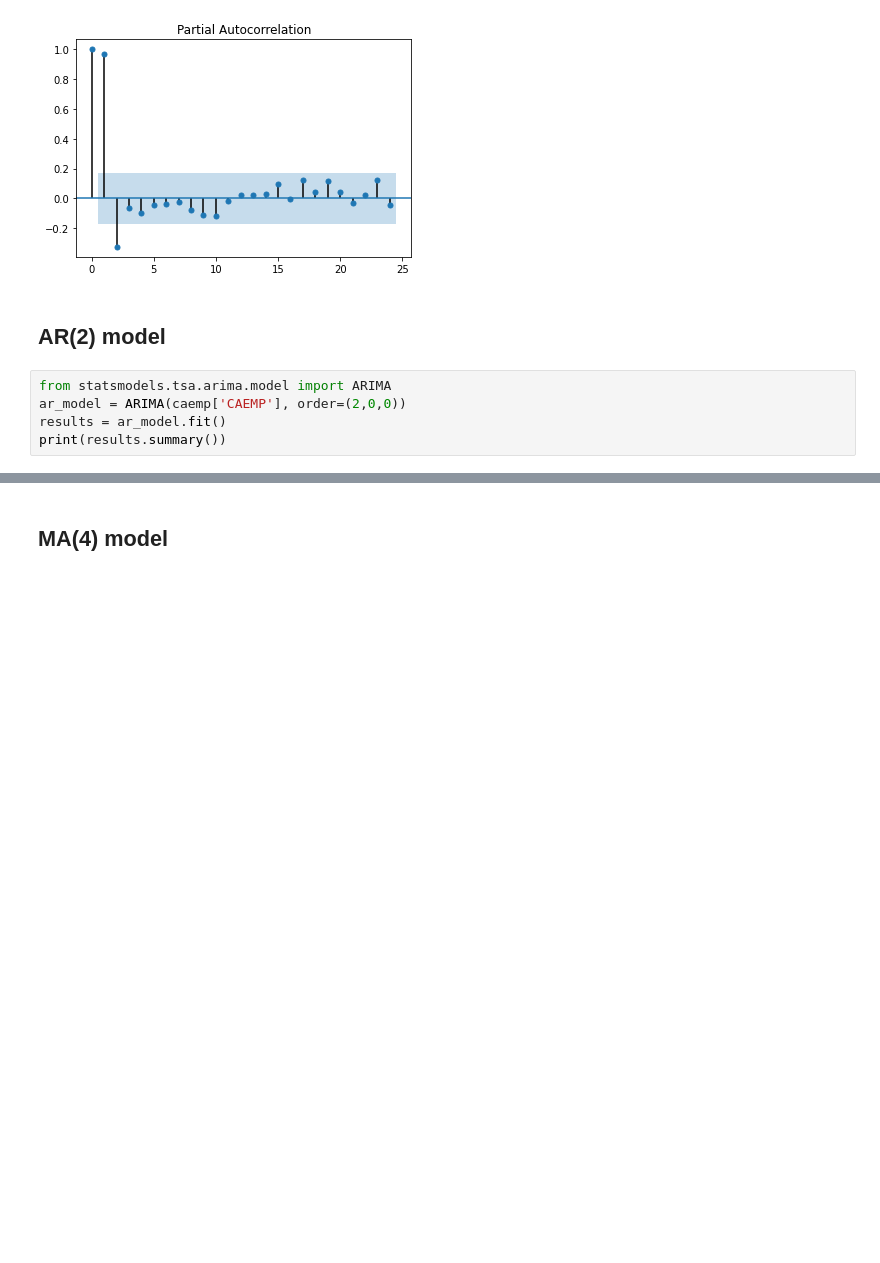
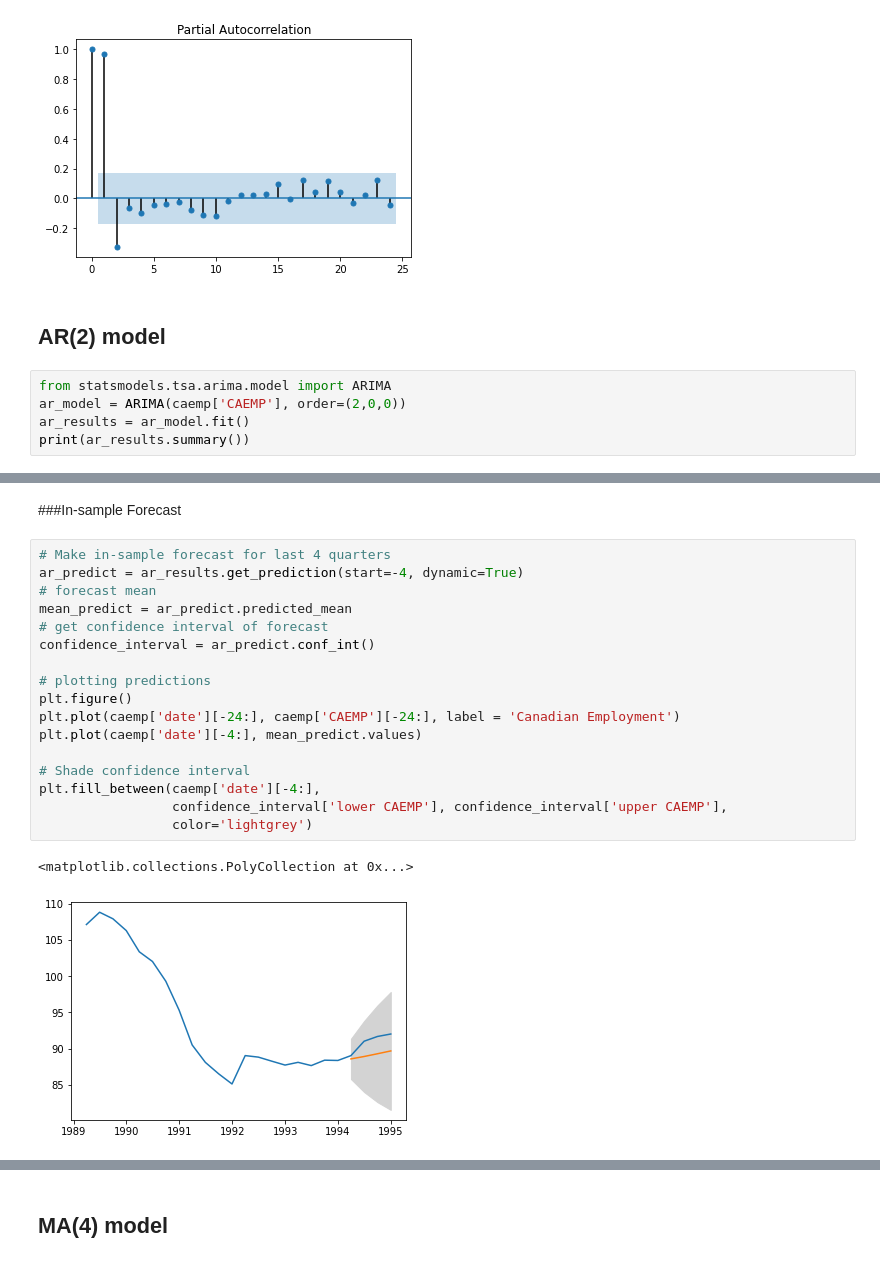
Before and after one commit to shihanxie/Econ475, a Jupyter notebook: 4_1_Cycles.ipynb, the cells around one changed output, grey strips where cells are left out. Saved outputs shown, nothing was run; the diff lists cells and outputs as text; blank space fills up the shorter version.

```diff
--- a/4_1_Cycles.ipynb
+++ b/4_1_Cycles.ipynb
@@ -140,8 +160,8 @@ plt.show()
 # %%
 from statsmodels.tsa.arima.model import ARIMA
 ar_model = ARIMA(caemp['CAEMP'], order=(2,0,0))
-results = ar_model.fit()
-print(results.summary())
+ar_results = ar_model.fit()
+print(ar_results.summary())
 # %% [output]
                                SARIMAX Results
 ==============================================================================
@@ -186,3 +206,25 @@ plt.show()
 # %% [output]
 [figure]
 [figure]
+# %% [markdown]
+###In-sample Forecast
+# %%
+# Make in-sample forecast for last 4 quarters
+ar_predict = ar_results.get_prediction(start=-4, dynamic=True)
+# forecast mean
+mean_predict = ar_predict.predicted_mean
+# get confidence interval of forecast
+confidence_interval = ar_predict.conf_int()
+
+# plotting predictions
+plt.figure()
+plt.plot(caemp['date'][-24:], caemp['CAEMP'][-24:], label = 'Canadian Employment')
+plt.plot(caemp['date'][-4:], mean_predict.values)
+
+# Shade confidence interval
+plt.fill_between(caemp['date'][-4:],
+                 confidence_interval['lower CAEMP'], confidence_interval['upper CAEMP'],
+                 color='lightgrey')
+# %% [output]
+<matplotlib.collections.PolyCollection at 0x...>
+[figure, added]
```
Also changed, not shown: parts of 19 cells of this notebook.
